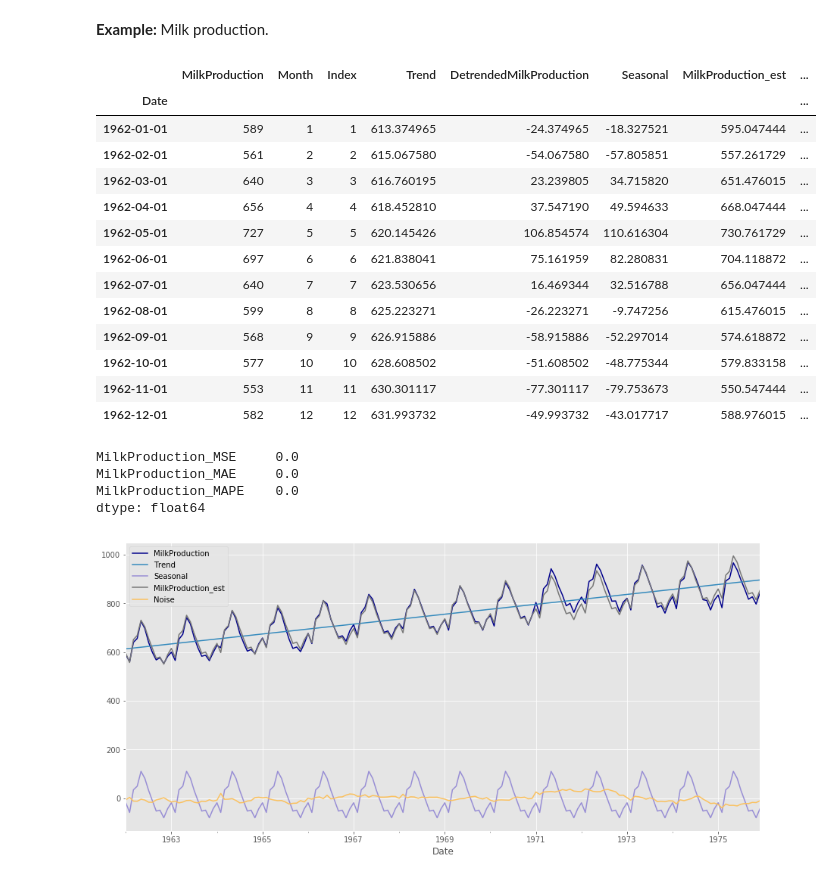
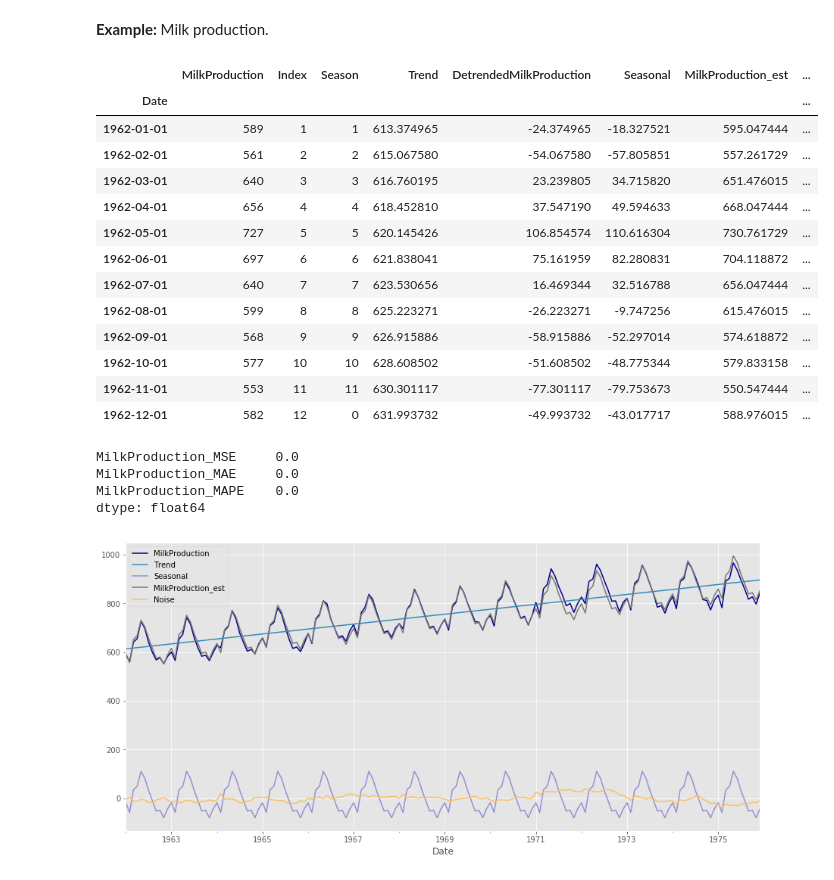
Before and after one commit to ErickEduardoAH/TimeSeriesAnalysis, a Jupyter notebook: 1.1 Time Series Stationary Models - Time series smoothing methods.ipynb, the cells around one changed output. Cells and saved outputs as stored; diff of their text form; code cells hidden in the pictures.

```diff
--- a/1.1 Time Series Stationary Models - Time series smoothing methods.ipynb
+++ b/1.1 Time Series Stationary Models - Time series smoothing methods.ipynb
@@ -374,18 +374,19 @@ The method consists of identifying each component and subtracting it from the or
 # %%
 import statsmodels.api as sm
 
-def AditiveDecomposition(timeSeries,Xt,seasonalCol):
+def AditiveDecomposition(timeSeries,Xt,s):
     x = 'Index'
     timeSeries[x] = [i+1 for i in range(0,len(timeSeries))]
-    timeSeries[[seasonalCol,Xt]].groupby(seasonalCol).mean()
+    timeSeries['Season'] = [(i+1)%s for i in range(0,len(timeSeries))]
+    timeSeries[['Season',Xt]].groupby('Season').mean()
     X = timeSeries[x]
     X = sm.add_constant(X)
     linearRegressionModel = sm.OLS(timeSeries[Xt],X).fit()
     timeSeries['Trend'] = linearRegressionModel.predict()
     timeSeries['Detrended'+Xt] = timeSeries[Xt]-timeSeries['Trend']
-    seasonalityCoefPD = timeSeries[[seasonalCol,'Detrended'+Xt]].groupby(seasonalCol).mean()
+    seasonalityCoefPD = timeSeries[['Season','Detrended'+Xt]].groupby('Season').mean()
     seasonalityCoefPD = seasonalityCoefPD.rename(columns={'Detrended'+Xt:'Seasonal'})
-    timeSeries = timeSeries.join(seasonalityCoefPD,on=seasonalCol)
+    timeSeries = timeSeries.join(seasonalityCoefPD,on='Season')
     timeSeries[Xt+'_est'] = timeSeries['Trend']+timeSeries['Seasonal']
     timeSeries['Noise'] = timeSeries[Xt]-timeSeries[Xt+'_est']
     return timeSeries
@@ -394,14 +395,13 @@ def AditiveDecomposition(timeSeries,Xt,seasonalCol):
 # %%
 milkTimeSeriesDF = pd.read_csv('DataSets/MilkProductionPounds.csv')
 milkTimeSeriesDF['Date'] = pd.to_datetime(milkTimeSeriesDF['Date'],format='%Y-%m')
 milkTimeSeriesDF = milkTimeSeriesDF.set_index('Date')
-milkTimeSeriesDF['Month'] = milkTimeSeriesDF.index.map(lambda d: d.month)
-milkTsAditiveDecomposition = AditiveDecomposition(milkTimeSeriesDF,'MilkProduction','Month')
 
+milkTsAditiveDecomposition = AditiveDecomposition(milkTimeSeriesDF,'MilkProduction',12)
 display(milkTsAditiveDecomposition[:12])
 display(goodnessOfFitStats(milkTsAditiveDecomposition,'MilkProduction','MilkProduction'))
 # %% [output]
-|  | MilkProduction | Month | Index | Trend | DetrendedMilkProduction | Seasonal | MilkProduction_est | ... |
+|  | MilkProduction | Index | Season | Trend | DetrendedMilkProduction | Seasonal | MilkProduction_est | ... |
 | Date |  |  |  |  |  |  |  | ... |
 | 1962-01-01 | 589 | 1 | 1 | 613.374965 | -24.374965 | -18.327521 | 595.047444 | ... |
 | 1962-02-01 | 561 | 2 | 2 | 615.067580 | -54.067580 | -57.805851 | 557.261729 | ... |
@@ -414,7 +414,7 @@ display(goodnessOfFitStats(milkTsAditiveDecomposition,'MilkProduction','MilkProd
 | 1962-09-01 | 568 | 9 | 9 | 626.915886 | -58.915886 | -52.297014 | 574.618872 | ... |
 | 1962-10-01 | 577 | 10 | 10 | 628.608502 | -51.608502 | -48.775344 | 579.833158 | ... |
 | 1962-11-01 | 553 | 11 | 11 | 630.301117 | -77.301117 | -79.753673 | 550.547444 | ... |
-| 1962-12-01 | 582 | 12 | 12 | 631.993732 | -49.993732 | -43.017717 | 588.976015 | ... |
+| 1962-12-01 | 582 | 12 | 0 | 631.993732 | -49.993732 | -43.017717 | 588.976015 | ... |
 MilkProduction_MSE     0.0
 MilkProduction_MAE     0.0
 MilkProduction_MAPE    0.0
```
